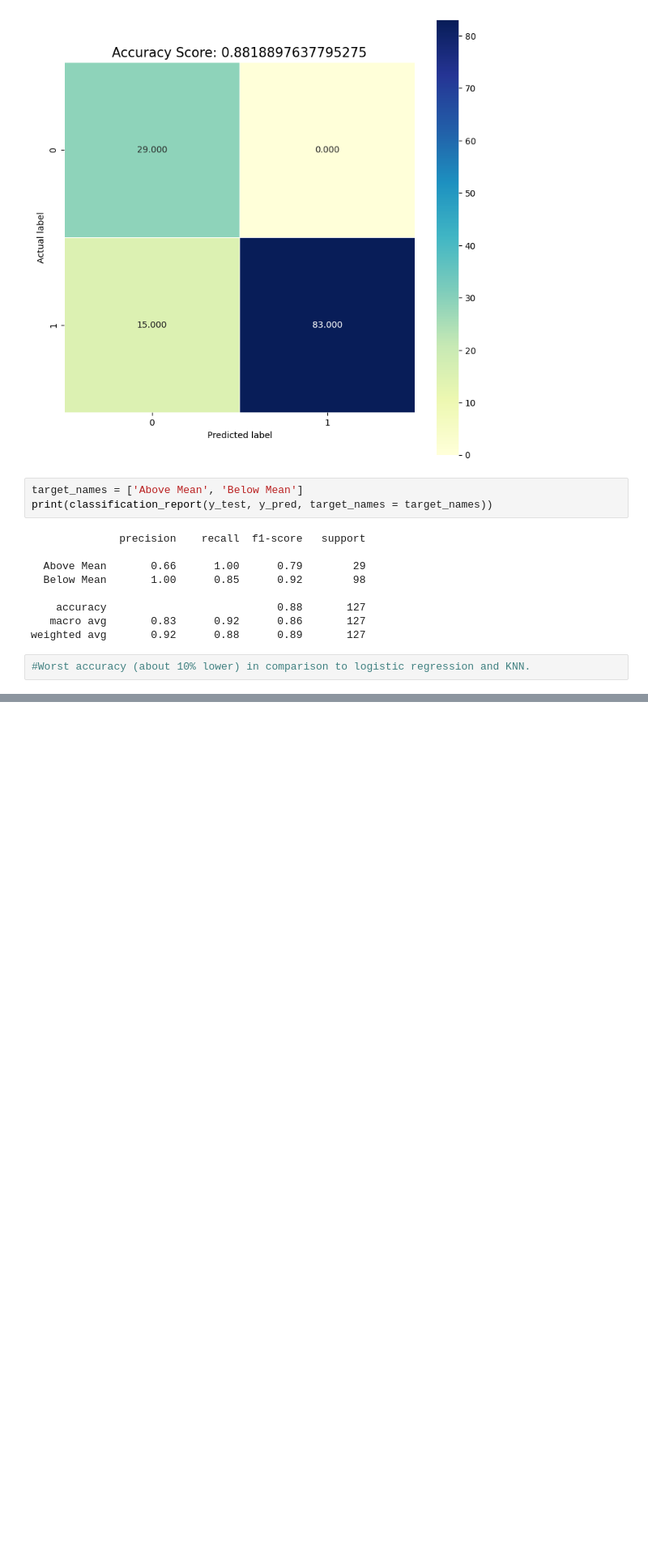
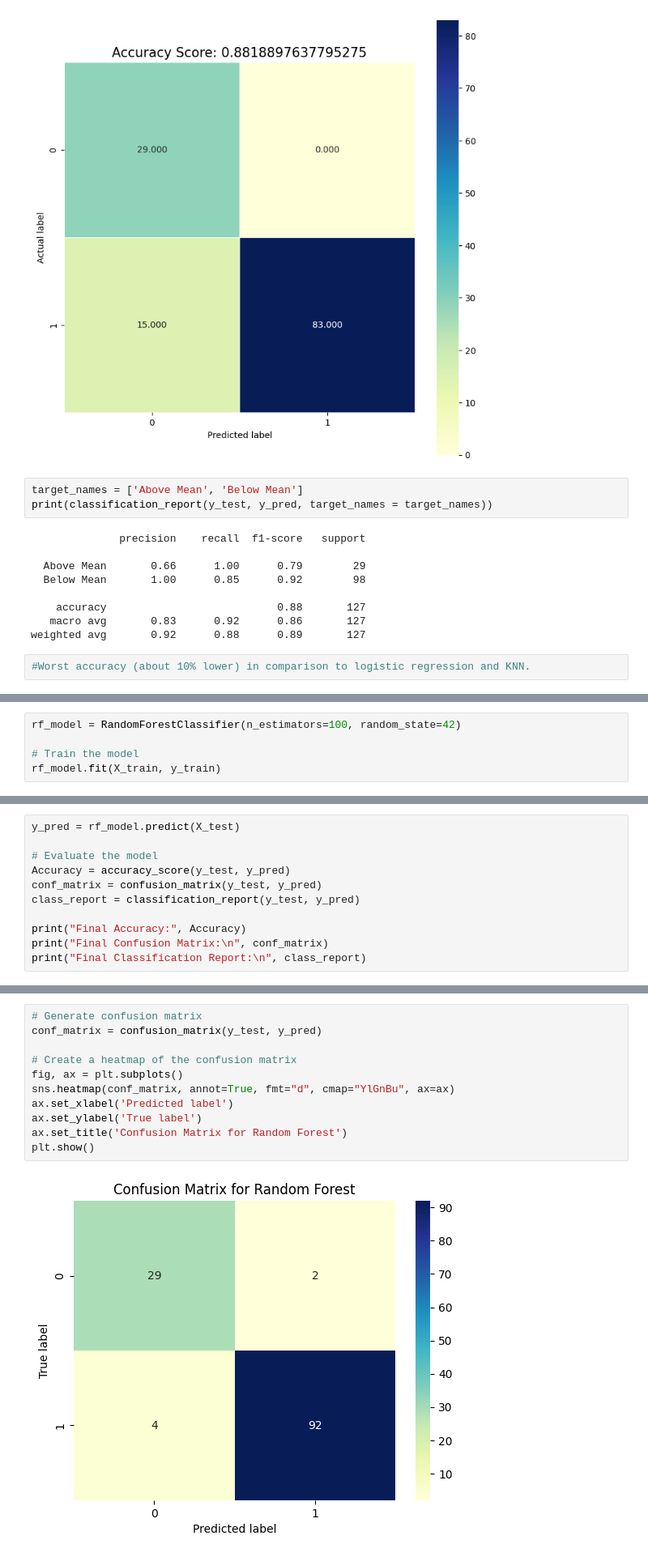
Before and after one commit to Alexander-Gebreamlak/COVID-19-Mortality-in-Ontario-Nursing-Homes, a Jupyter notebook: Covid-19 Ontario Mortality Nursing Home Analysis.ipynb, the cells around one changed output, grey strips where cells are left out. Shown at 81% size. Cells and saved outputs as stored; diff of their text form; blank space fills up the shorter version.

```diff
--- a/Covid-19 Ontario Mortality Nursing Home Analysis.ipynb
+++ b/Covid-19 Ontario Mortality Nursing Home Analysis.ipynb
@@ -575,0 +694,5 @@ weighted avg       0.92      0.88      0.89       127
+# %%
+rf_model = RandomForestClassifier(n_estimators=100, random_state=42)
+
+# Train the model
+rf_model.fit(X_train, y_train)
@@ -575,0 +701,11 @@ weighted avg       0.92      0.88      0.89       127
+# %%
+y_pred = rf_model.predict(X_test)
+
+# Evaluate the model
+Accuracy = accuracy_score(y_test, y_pred)
+conf_matrix = confusion_matrix(y_test, y_pred)
+class_report = classification_report(y_test, y_pred)
+
+print("Final Accuracy:", Accuracy)
+print("Final Confusion Matrix:\n", conf_matrix)
+print("Final Classification Report:\n", class_report)
@@ -575,0 +726,13 @@ weighted avg       0.92      0.88      0.89       127
+# %%
+# Generate confusion matrix
+conf_matrix = confusion_matrix(y_test, y_pred)
+
+# Create a heatmap of the confusion matrix
+fig, ax = plt.subplots()
+sns.heatmap(conf_matrix, annot=True, fmt="d", cmap="YlGnBu", ax=ax)
+ax.set_xlabel('Predicted label')
+ax.set_ylabel('True label')
+ax.set_title('Confusion Matrix for Random Forest')
+plt.show()
+# %% [output]
+[figure, added]
```
Also changed, not shown: parts of 34 cells of this notebook, 1 other file.
